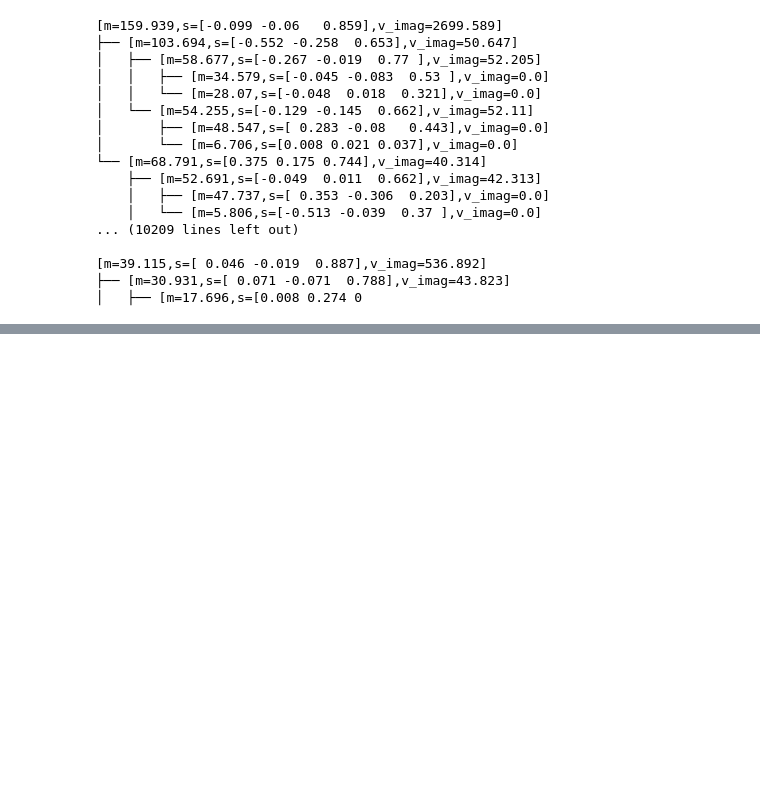
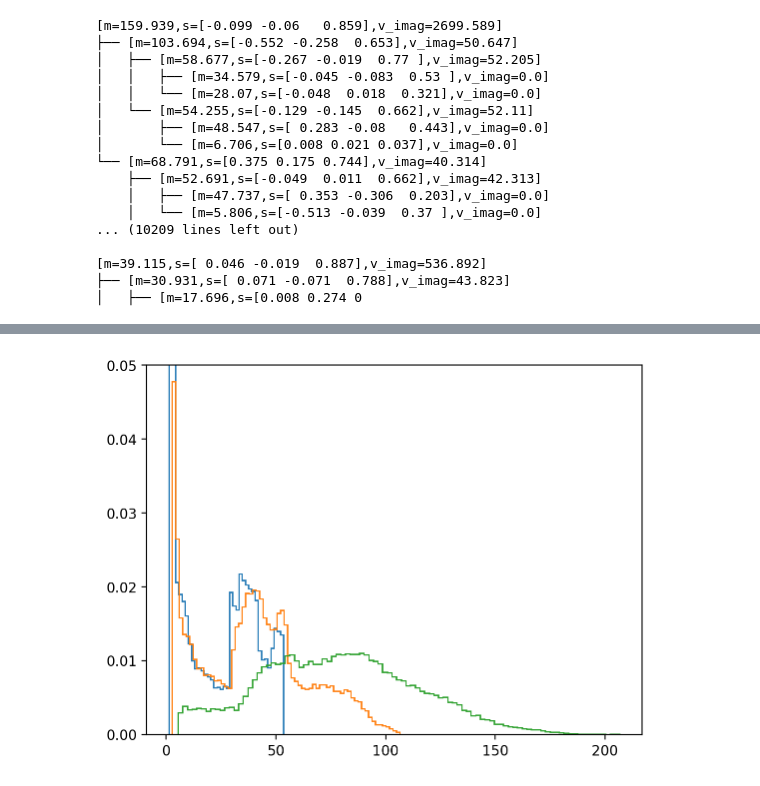
Before and after one commit to GersbachKa/BBH-kick-sim, a Jupyter notebook: Notebooks/[K]Simulator_testing.ipynb, the cells around one changed output, grey strips where cells are left out. Drawn from its saved outputs; the diff is of its cells as text; code cells hidden in the pictures; blank space fills up the shorter version.

```diff
--- a/Notebooks/[K]Simulator_testing.ipynb
+++ b/Notebooks/[K]Simulator_testing.ipynb
@@ -118,0 +132,13 @@ for bh in allBHs:
+# %%
+randmasses1 = np.array([sim.random_mass() for i in range(100000)])
+randmasses2 = np.array([sim.random_mass() for i in range(100000)])
+randmasses3 = np.array([sim.random_mass() for i in range(100000)])
+randmasses4 = np.array([sim.random_mass() for i in range(100000)])
+# %%
+plt.hist(randmasses1,bins='auto',density=True,histtype='step',label='G1')
+plt.hist(randmasses1+randmasses2,bins='auto',density=True,histtype='step',label='G2')
+plt.hist(randmasses1+randmasses2+randmasses3+randmasses4,bins='auto',density=True,histtype='step',label='G3')
+plt.ylim(0,0.05)
+plt.show()
+# %% [output]
+[figure, added]
```
Also changed, not shown: parts of 2 cells of this notebook, 2 other files.
